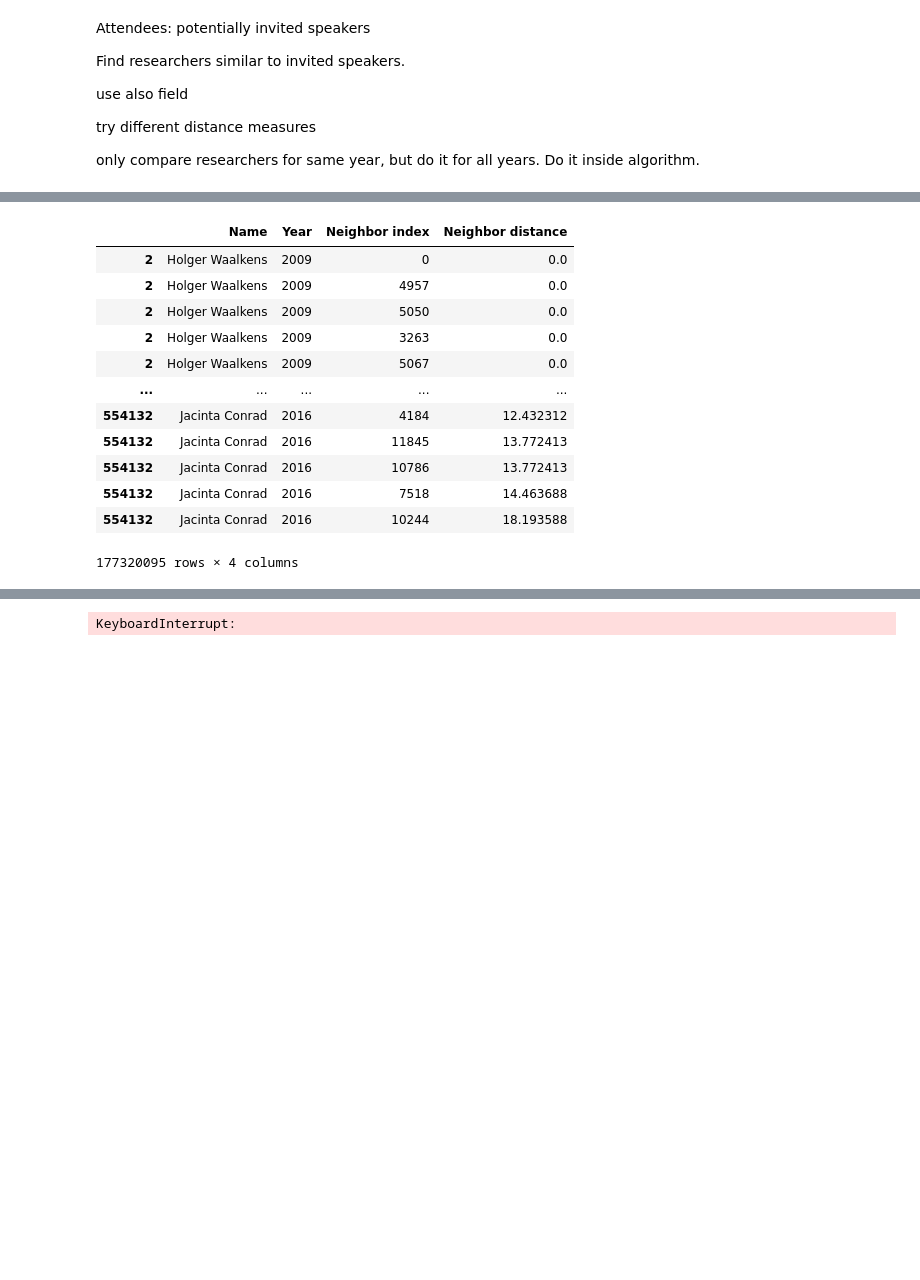
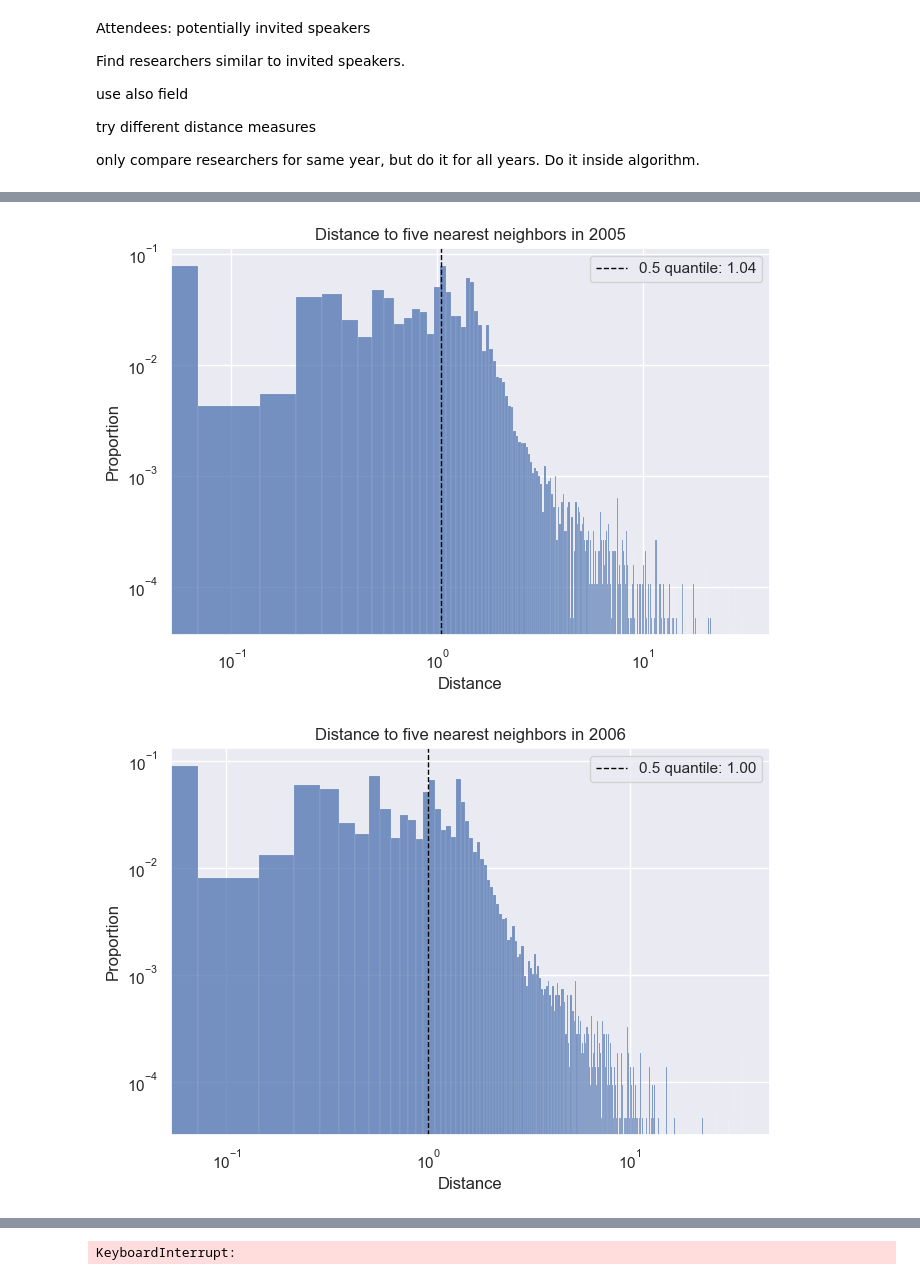
Before and after one commit to EllenWM/Evolution-of-Gender-Diversity-in-Physics-Conferences, a Jupyter notebook: SimilarResearchers.ipynb, the cells around one changed output, grey strips where cells are left out. Saved outputs shown, nothing was run; the diff lists cells and outputs as text; code cells hidden in the pictures; blank space fills up the shorter version.

```diff
--- a/SimilarResearchers.ipynb
+++ b/SimilarResearchers.ipynb
@@ -16,3 +35,10 @@ sponsoring unit
+# %%
+#Select columns
+cols = list(researchers_allSponUnit.columns)
+cols += knownUnits
+# %%
+#df with researcher with one-hot encoded sponsoring units
+oneHot_researchers = oneHot[cols]
 # %% [markdown]
 Attendees: potentially invited speakers
 
@@ -47,0 +96,30 @@ def standardizeColumn(df, columnName):
+# %%
+def KNN(df, standardizeFeatures, groupFeature, groups, allFeatures, K, q, N):
+    #KNN_dict = {}
+    likelihood_dict = {}
+    index = 0
+    KNN_researchers = df.copy()
+    for c in standardizeFeatures:
+        KNN_researchers[c] = standardizeColumn(KNN_researchers, c) #standardize data
+
+    yearList = np.sort(KNN_researchers.Year.unique())
+    for y in tqdm(yearList):
+        year_df = KNN_researchers[KNN_researchers.Year == y] #get all data from year y
+        group1 = year_df[year_df[groupFeature] == groups[0]].reset_index(drop = True)
+        group2 = year_df[year_df[groupFeature] == groups[1]].reset_index(drop = True)
+
+        neighbors = NearestNeighbors(n_neighbors=K).fit(group1[allFeatures].to_numpy())
+        kNeighbor_dist, kNeighbor_ind = neighbors.kneighbors(group2[allFeatures].to_numpy())
+
+        threshold = np.quantile(kNeighbor_dist.flatten(), q) #q quantile
+        indices = kNeighbor_ind.copy().astype(float) #get indices of five nearest neighbors of all males
+        indices[~(kNeighbor_dist <= threshold)] = np.nan #set indices to nan if their distance is higher than the threshold
+
+        plotYearlyDistances(kNeighbor_dist, threshold, y) #plot yearly distances
+
+        for n in range(0,N):
+            lh = likelihood(indices, group1, group2)
+            likelihood_dict[index] = {'Year': y, 'Iteration': n, 'Likelihood': lh}
+            index += 1
+
+    return likelihood_dict
@@ -47,0 +145,8 @@ def standardizeColumn(df, columnName):
+# %%
+allCols = knownUnits
+allCols += ['Seniority', 'CumulativePaperCount', 'Productivity']
+# %%
+likelihood_dict = KNN(oneHot_researchers, ['Seniority', 'CumulativePaperCount', 'Productivity'], 'Gender', ['Female', 'Male'], allCols, 5, 0.5, 1000)
+# %% [output]
+[figure, added]
+[figure, added]
@@ -74,16 +225,0 @@ KNN_df = pd.DataFrame.from_dict(KNN_dict, orient='index').explode(['Neighbor ind
-# %%
-KNN_df
-# %% [output]
-|  | Name | Year | Neighbor index | Neighbor distance |
-| 2 | Holger Waalkens | 2009 | 0 | 0.0 |
-| 2 | Holger Waalkens | 2009 | 4957 | 0.0 |
-| 2 | Holger Waalkens | 2009 | 5050 | 0.0 |
-| 2 | Holger Waalkens | 2009 | 3263 | 0.0 |
-| 2 | Holger Waalkens | 2009 | 5067 | 0.0 |
-| ... | ... | ... | ... | ... |
-| 554132 | Jacinta Conrad | 2016 | 4184 | 12.432312 |
-| 554132 | Jacinta Conrad | 2016 | 11845 | 13.772413 |
-| 554132 | Jacinta Conrad | 2016 | 10786 | 13.772413 |
-| 554132 | Jacinta Conrad | 2016 | 7518 | 14.463688 |
-| 554132 | Jacinta Conrad | 2016 | 10244 | 18.193588 |
-177320095 rows × 4 columns
```
Also changed, not shown: parts of 33 cells of this notebook, 1 other file.
